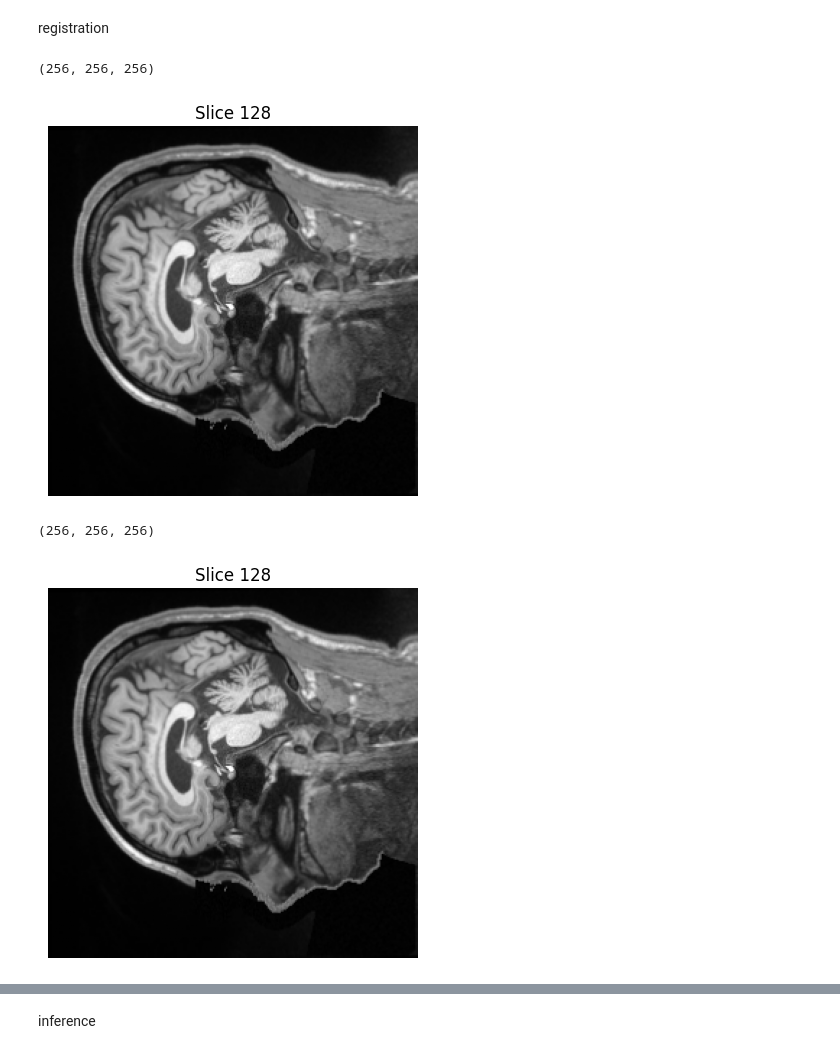
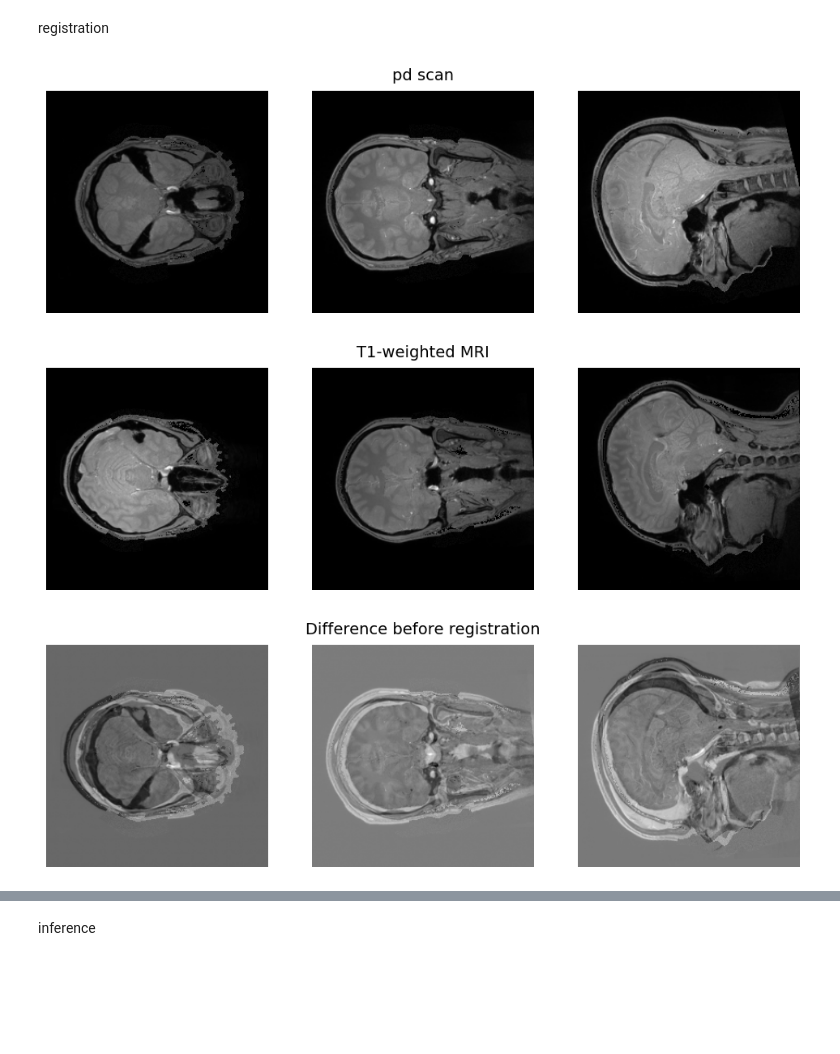
Before and after one commit to natamendelson/voxelmorph_extension_DL, a Jupyter notebook: main/get_started.ipynb, the cells around one changed output, grey strips where cells are left out. Drawn from its saved outputs; the diff is of its cells as text; code cells hidden in the pictures; blank space fills up the shorter version.

Commit message:
success in registration - dimentions still need to be understood

```diff
--- a/main/get_started.ipynb
+++ b/main/get_started.ipynb
@@ -54,38 +55,38 @@ registration
-# %%
-import nibabel as nib
-
-# Replace with your file path
-nii_img = nib.load('/home/natalie/UserSpace/HW/DEEP_LEARN_PROJECT/warped.nii.gz')
-nii_data = nii_img.get_fdata()  # Returns a NumPy array
-print(nii_data.shape)  # E.g., (128, 128, 96)
-
-import matplotlib.pyplot as plt
-
-# Visualize the middle axial slice
-mid_slice = nii_data.shape[2] // 2
-plt.imshow(nii_data[:, :, mid_slice], cmap='gray')
-plt.title(f'Slice {mid_slice}')
-plt.axis('off')
-plt.show()
-
-
-##################
-
-# Replace with your file path
-nii_img = np.load('/home/natalie/UserSpace/HW/DEEP_LEARN_PROJECT/converted_npz/fsm_t1_50ww.npz')
-nii_img = nii_img["vol"]
-print(nii_data.shape)  # E.g., (128, 128, 96)
-
-import matplotlib.pyplot as plt
-
-# Visualize the middle axial slice
-mid_slice = nii_data.shape[2] // 2
-plt.imshow(nii_data[:, :, mid_slice], cmap='gray')
-plt.title(f'Slice {mid_slice}')
-plt.axis('off')
-plt.show()
-# %% [output]
-(256, 256, 256)
-[figure, removed]
-(256, 256, 256)
-[figure, removed]
+# %%
+import matplotlib.pyplot as plt
+
+# Helper functions.
+def normalize(x):
+  x -= x.min()
+  return x / x.max()
+
+
+def show(im, title=None):
+    im = np.asarray(im).reshape((256, 256, 256))
+    fig, axes = plt.subplots(1, 3, figsize=(12, 4))
+
+    slices = im[:, 125, :], im[:, :, 127], im[127, :, :].T
+    for im_slice, ax in zip(slices, axes):
+        ax.imshow(im_slice, cmap='gray')
+        ax.set_axis_off()
+
+    if title:
+        axes[1].text(0.50, 1.05, title, ha='center', transform=axes[1].transAxes, size=14)
+
+
+def load_volume(path):
+    nii_img = np.load(path)
+    nii_img = nii_img["vol"]
+    return nii_img
+# %%
+pd = load_volume('/home/natalie/UserSpace/HW/DEEP_LEARN_PROJECT/converted_npz/fsm_pd_30gy.npz')
+t1 = load_volume('/home/natalie/UserSpace/HW/DEEP_LEARN_PROJECT/converted_npz/fsm_pd_54jc.npz')
+before = normalize(pd) - normalize(t1)
+
+show(pd, title='pd scan')
+show(t1, title='T1-weighted MRI')
+show(before, title='Difference before registration')
+# %% [output]
+[figure, added]
+[figure, added]
+[figure, added]
```
Also changed, not shown: parts of 4 cells of this notebook.
